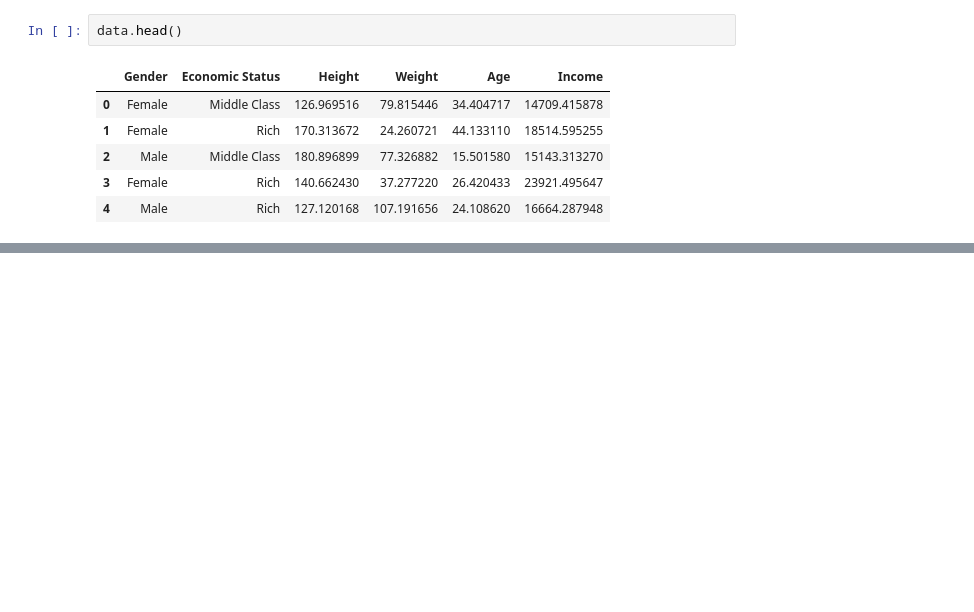
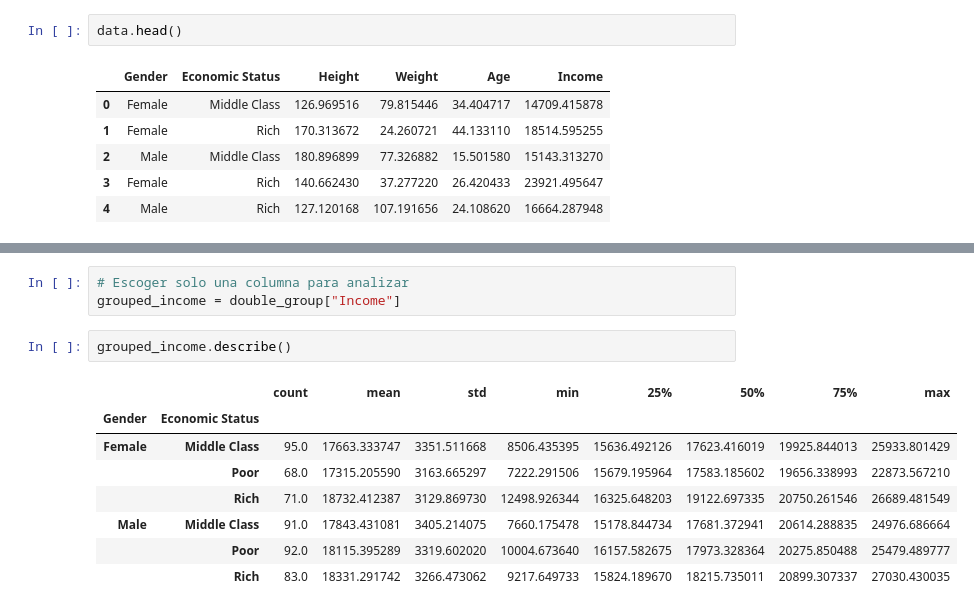
Before and after one commit to SPoVi/DataScience_Python, a Jupyter notebook: notebooks/T2 - Data Cleaning/T2 - 3 - Data Cleaning - Agrupación de datos - Jupyter.ipynb, the cells around one changed output, grey strips where cells are left out. Saved outputs shown, nothing was run; the diff lists cells and outputs as text; blank space fills up the shorter version.

```diff
--- a/notebooks/T2 - Data Cleaning/T2 - 3 - Data Cleaning - Agrupación de datos - Jupyter.ipynb
+++ b/notebooks/T2 - Data Cleaning/T2 - 3 - Data Cleaning - Agrupación de datos - Jupyter.ipynb
@@ -56,0 +193,14 @@ data.head()
+# %%
+# Escoger solo una columna para analizar
+grouped_income = double_group["Income"]
+# %%
+grouped_income.describe()
+# %% [output]
+|  |  | count | mean | std | min | 25% | 50% | 75% | max |
+| Gender | Economic Status |  |  |  |  |  |  |  |  |
+| Female | Middle Class | 95.0 | 17663.333747 | 3351.511668 | 8506.435395 | 15636.492126 | 17623.416019 | 19925.844013 | 25933.801429 |
+|  | Poor | 68.0 | 17315.205590 | 3163.665297 | 7222.291506 | 15679.195964 | 17583.185602 | 19656.338993 | 22873.567210 |
+|  | Rich | 71.0 | 18732.412387 | 3129.869730 | 12498.926344 | 16325.648203 | 19122.697335 | 20750.261546 | 26689.481549 |
+| Male | Middle Class | 91.0 | 17843.431081 | 3405.214075 | 7660.175478 | 15178.844734 | 17681.372941 | 20614.288835 | 24976.686664 |
+|  | Poor | 92.0 | 18115.395289 | 3319.602020 | 10004.673640 | 16157.582675 | 17973.328364 | 20275.850488 | 25479.489777 |
+|  | Rich | 83.0 | 18331.291742 | 3266.473062 | 9217.649733 | 15824.189670 | 18215.735011 | 20899.307337 | 27030.430035 |
```
Also changed, not shown: parts of 18 cells of this notebook.
